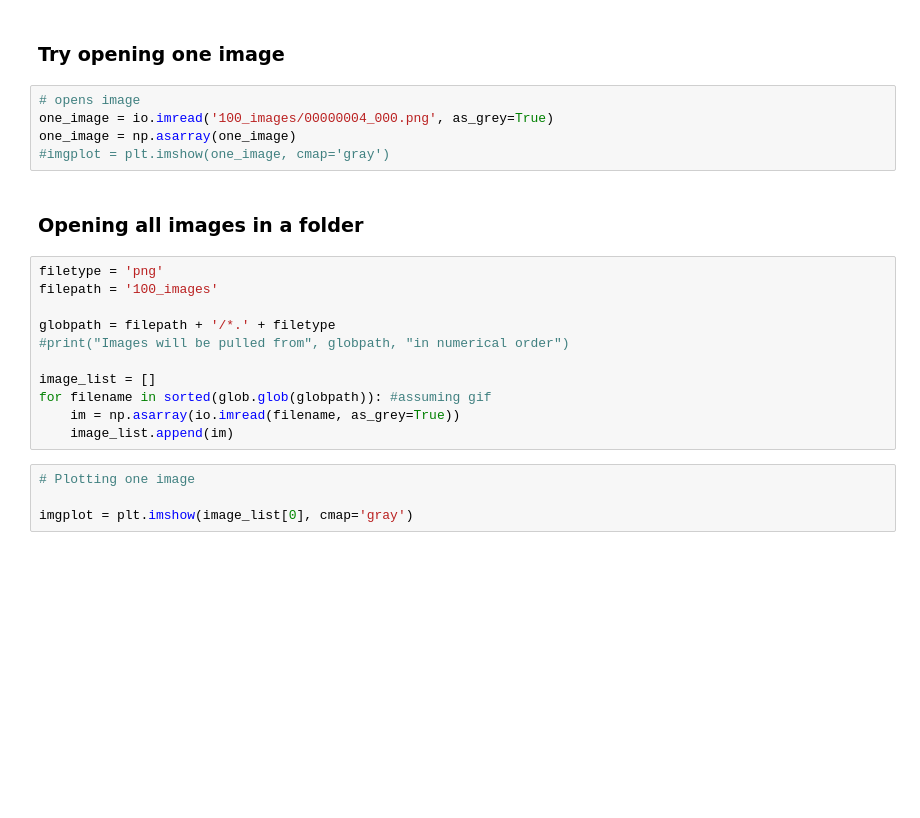
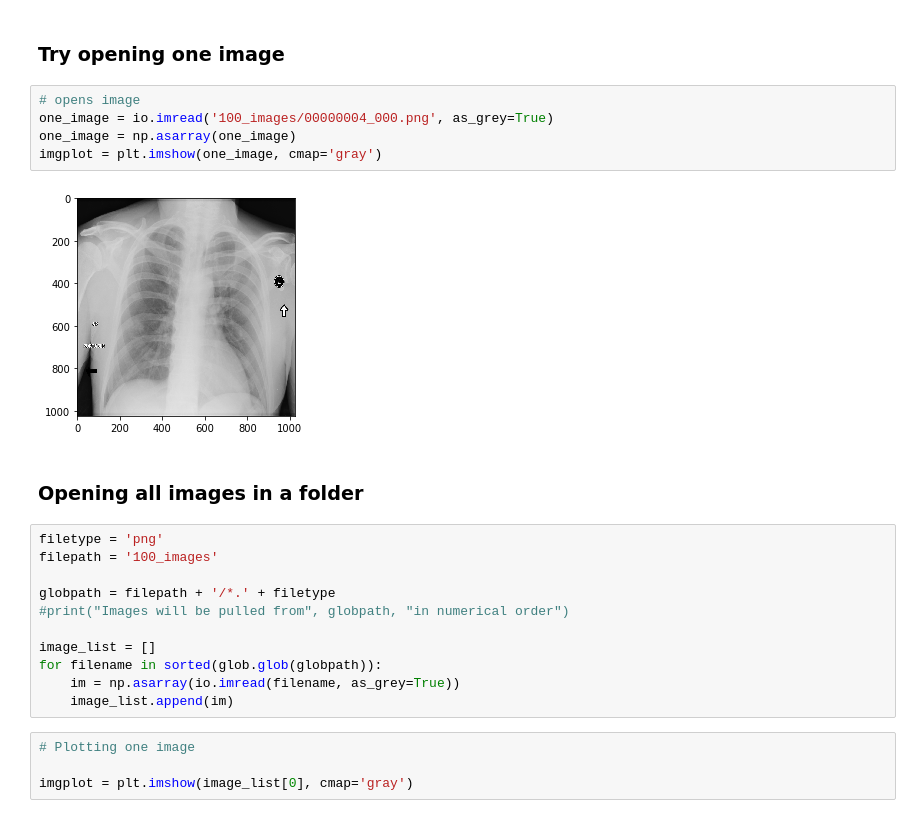
Before and after one commit to astrojarred/AXONN, a Jupyter notebook: Test_Data/TestImageImport.ipynb, the cells around one changed output. Drawn from its saved outputs; the diff is of its cells as text; blank space fills up the shorter version.

```diff
--- a/Test_Data/TestImageImport.ipynb
+++ b/Test_Data/TestImageImport.ipynb
@@ -11,8 +11,10 @@ from skimage import io
 # %%
 # opens image
 one_image = io.imread('100_images/00000004_000.png', as_grey=True)
 one_image = np.asarray(one_image)
-#imgplot = plt.imshow(one_image, cmap='gray')
+imgplot = plt.imshow(one_image, cmap='gray')
+# %% [output]
+[figure, added]
 # %% [markdown]
 ### Opening all images in a folder
 # %%
@@ -23,7 +25,7 @@ globpath = filepath + '/*.' + filetype
 #print("Images will be pulled from", globpath, "in numerical order")
 
 image_list = []
-for filename in sorted(glob.glob(globpath)): #assuming gif
+for filename in sorted(glob.glob(globpath)):
     im = np.asarray(io.imread(filename, as_grey=True))
     image_list.append(im)
 # %%
```
Also changed, not shown: 2 other files.
